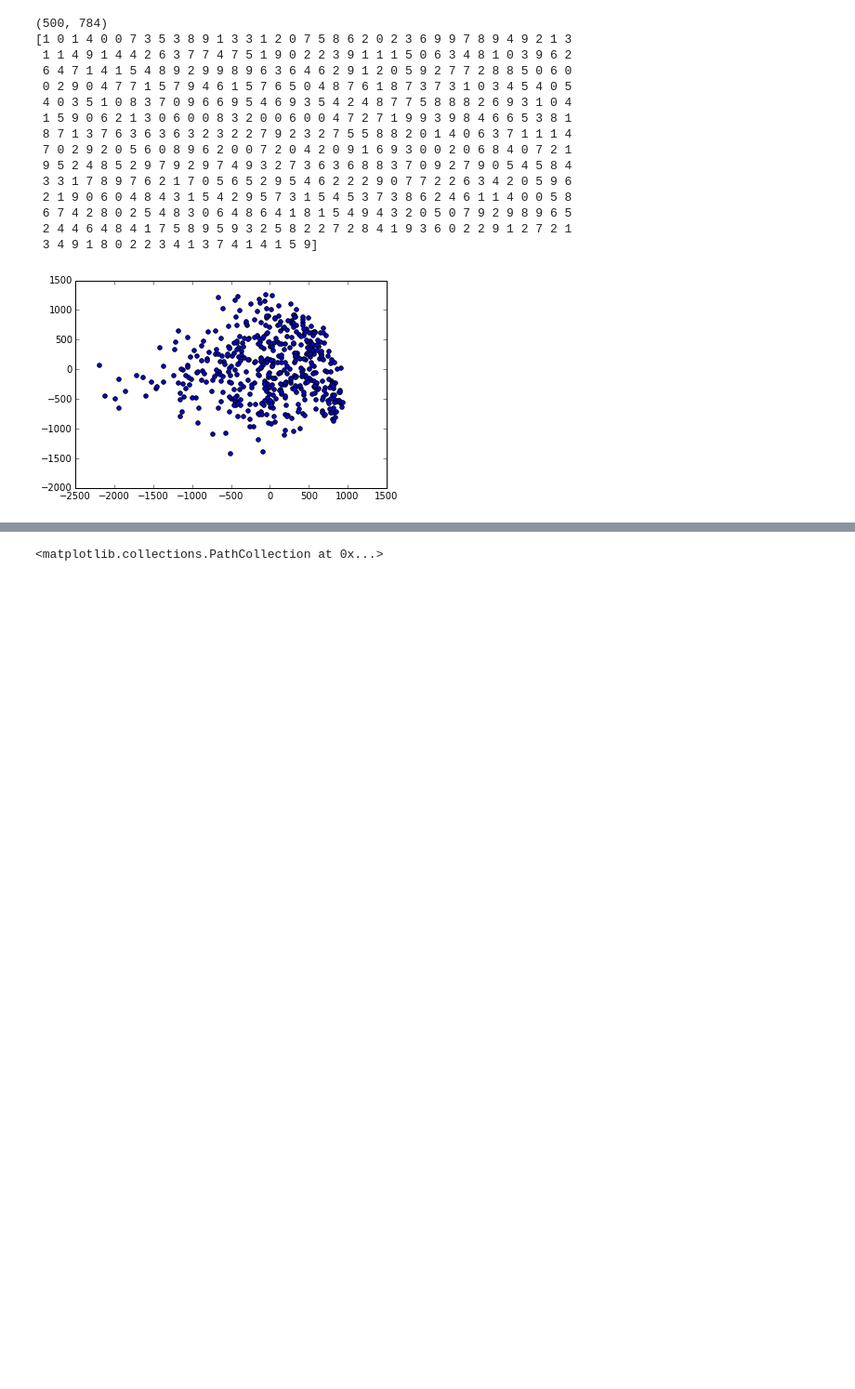
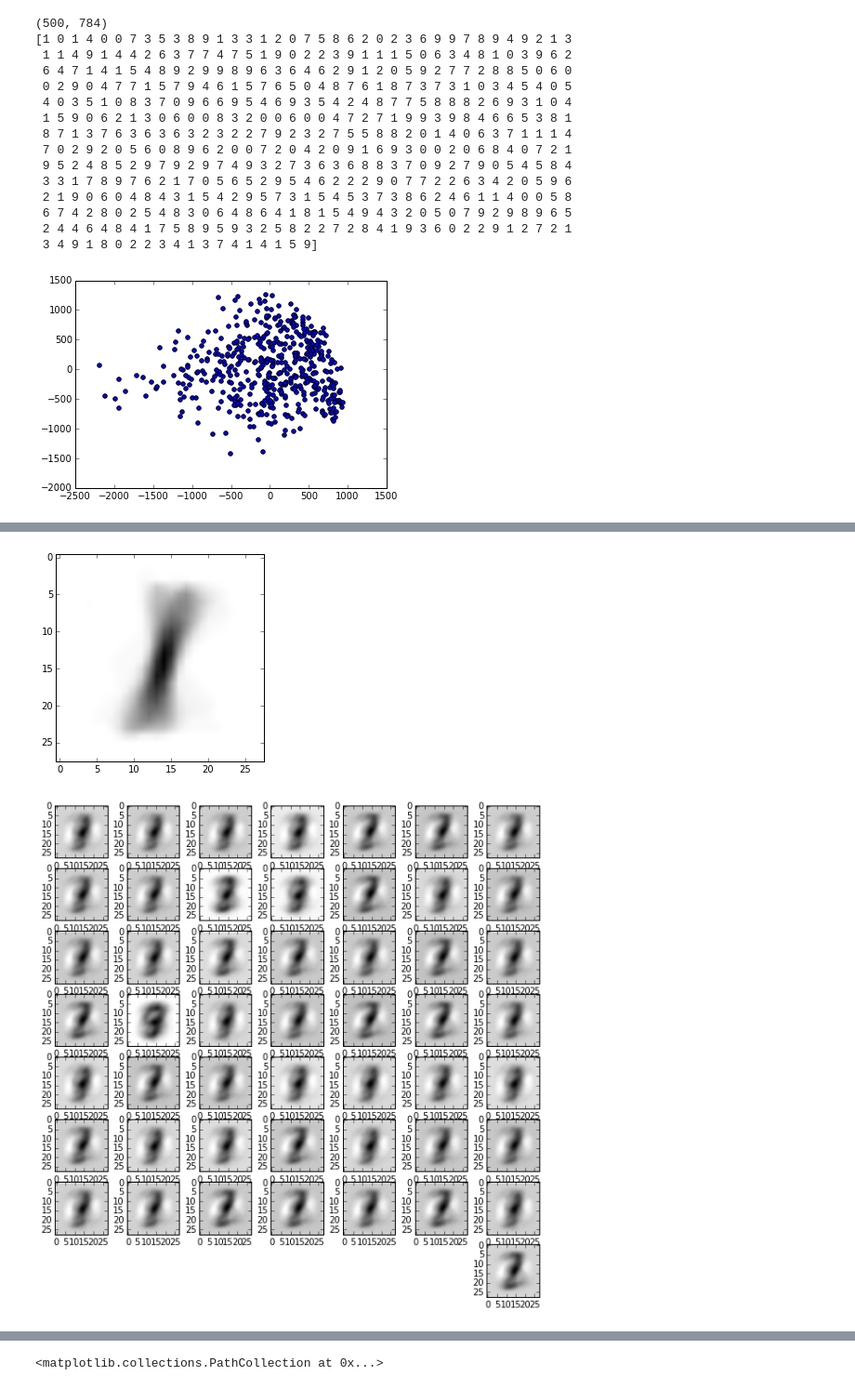
Before and after one commit to yeehanchan/SignalProcessing, a Jupyter notebook: HW3/HW3.ipynb, the cells around one changed output, grey strips where cells are left out. Shown at 93% size. Drawn from its saved outputs; the diff is of its cells as text; code cells hidden in the pictures; blank space fills up the shorter version.

```diff
--- a/HW3/HW3.ipynb
+++ b/HW3/HW3.ipynb
@@ -51,0 +68,6 @@ digit_9 = np.asarray([reduced[i] for i in range(len(label)) if label[i] == 9])
+# %%
+plot_transformed(transformed,1)
+plot_transformed(train,1)
+# %% [output]
+[figure, added]
+[figure, added]
```
Also changed, not shown: parts of 9 cells of this notebook.
